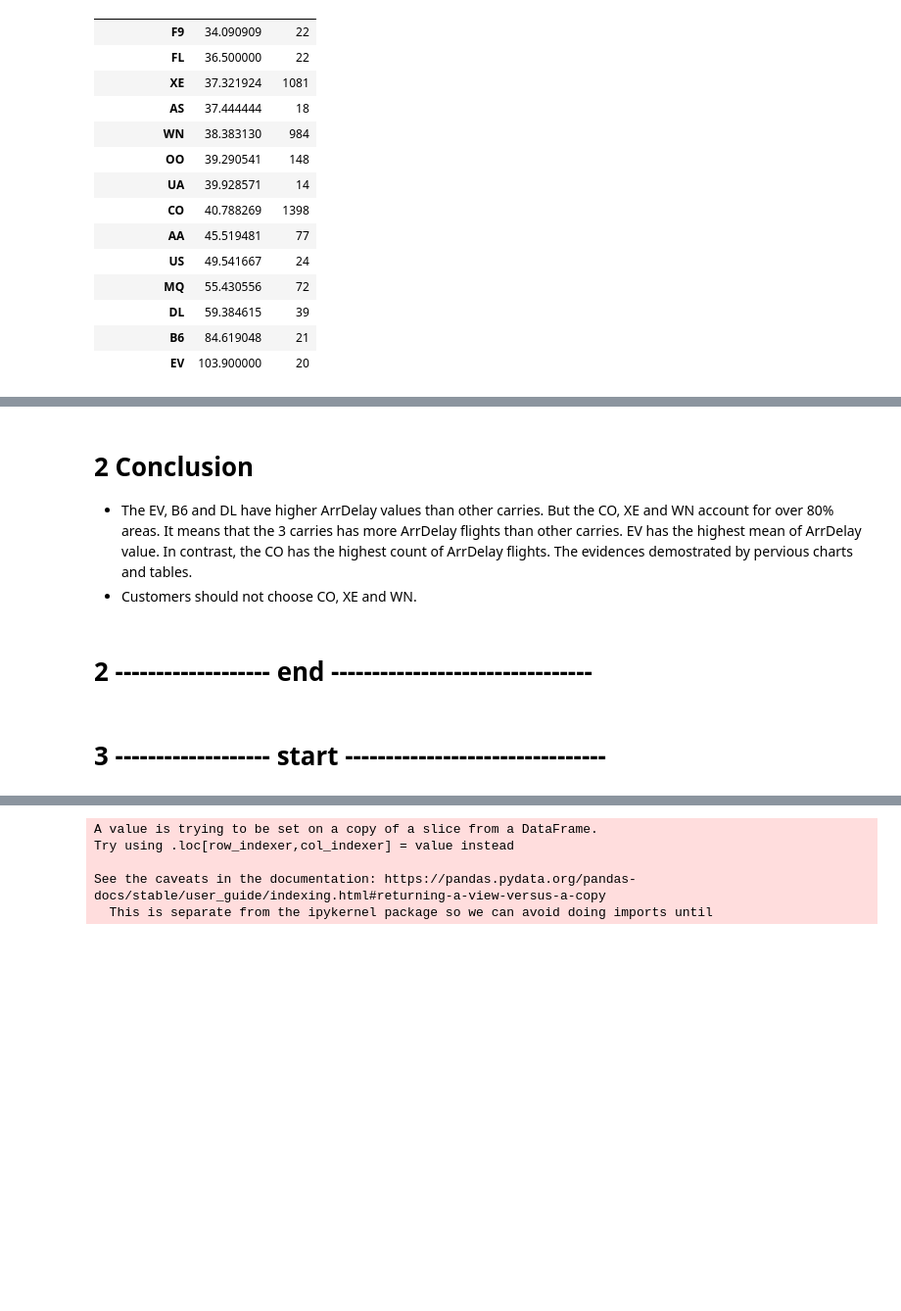
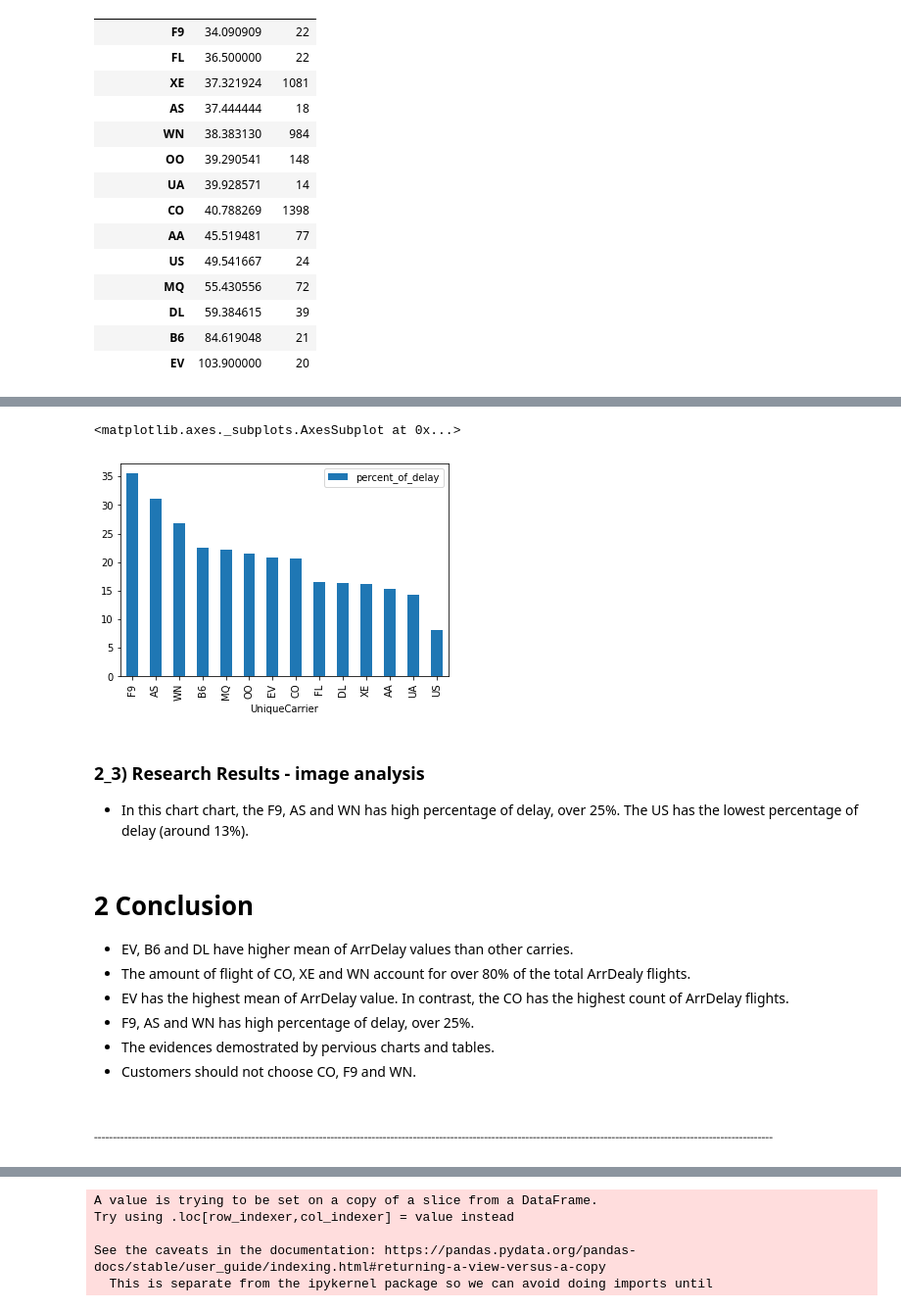
Before and after one commit to Yuehao-Wang/AIM-5001, a Jupyter notebook: Y_Wang_Project1.ipynb, the cells around one changed output, grey strips where cells are left out. Shown at 98% size. Drawn from its saved outputs; the diff is of its cells as text; code cells hidden in the pictures; blank space fills up the shorter version.

Commit message:
Update Y_Wang_Project1.ipynb
Add
Introduction
Data Preparation
Exploratory Data Analysis
Research Results
Conclustion

```diff
--- a/Y_Wang_Project1.ipynb
+++ b/Y_Wang_Project1.ipynb
@@ -214,9 +235,9 @@ group_carrier_avg_df.plot.bar()
 # %%
 # To get the number of ArrDelay flights groubed by 'UniqueCarrier'
-pie_carrier_size_df = le_15_delay_df[['UniqueCarrier', 'ArrDelay']].groupby('UniqueCarrier').size()
+high_15_pie_size_df = le_15_delay_df[['UniqueCarrier', 'ArrDelay']].groupby('UniqueCarrier').size()
 
 # # To show them as a pie chart.
-pie_carrier_size_df.sort_values().plot.pie()
+high_15_pie_size_df.sort_values().plot.pie()
 # %% [output]
 <matplotlib.axes._subplots.AxesSubplot at 0x...>
 [figure]
@@ -264,11 +292,35 @@ tb_ad.sort_values(by=[('ArrDelay',  'mean')])
+# %%
+# To find out all ArrDelay is less than 15
+low_15_delay_df = no_nan_arr_delay_df[no_nan_arr_delay_df['ArrDelay'] < 15]
+low_15_pie_size_df = low_15_delay_df[['UniqueCarrier', 'ArrDelay']].groupby('UniqueCarrier').size()
+
+# To concat 2 df
+concat_2_df = pd.concat([high_15_pie_size_df, low_15_pie_size_df], axis=1)
+
+# To rename column
+concat_2_df.columns = ['delays','ontimes']
+
+# To calculate percentage of delay: formular = (delays counts / (delays counts + ontime counts)) * 100
+concat_2_df['percent_of_delay'] = concat_2_df.apply(lambda x : (x.delays / (x.delays + x.ontimes))*100 , axis=1)
+
+# To show them as a bar chart.
+concat_2_df[['percent_of_delay']].sort_values(by='percent_of_delay', ascending=False).plot.bar()
+# %% [output]
+<matplotlib.axes._subplots.AxesSubplot at 0x...>
+[figure, added]
+# %% [markdown]
+### 2_3) Research Results - image analysis
+- In this chart chart, the F9, AS and WN has high percentage of delay, over 25%. The US has the lowest percentage of delay (around 13%).
 # %% [markdown]
 # 2 Conclusion
 
-- The EV, B6 and DL have higher ArrDelay values than other carries. But the CO, XE and WN account for over 80% areas. It means that the 3 carries has more ArrDelay flights than other carries. EV has the highest mean of ArrDelay value. In contrast, the CO has the highest count of ArrDelay flights. The evidences demostrated by pervious charts and tables.
-- Customers should not choose CO, XE and WN.
+- EV, B6 and DL have higher mean of ArrDelay values than other carries.
+- The amount of flight of CO, XE and WN account for over 80% of the total ArrDealy flights.
+- EV has the highest mean of ArrDelay value. In contrast, the CO has the highest count of ArrDelay flights.
+- F9, AS and WN has high percentage of delay, over 25%.
+- The evidences demostrated by pervious charts and tables.
+- Customers should not choose CO, F9 and WN.
 # %% [markdown]
-# 2 ------------------- end --------------------------------
+###### -------------------------------------------------------------------------------------------------------------------------------------------------------------------------------------
-# %% [markdown]
-# 3 ------------------- start --------------------------------
 # %% [markdown]
 # 3 Introduction
```
Also changed, not shown: parts of 48 cells of this notebook.
